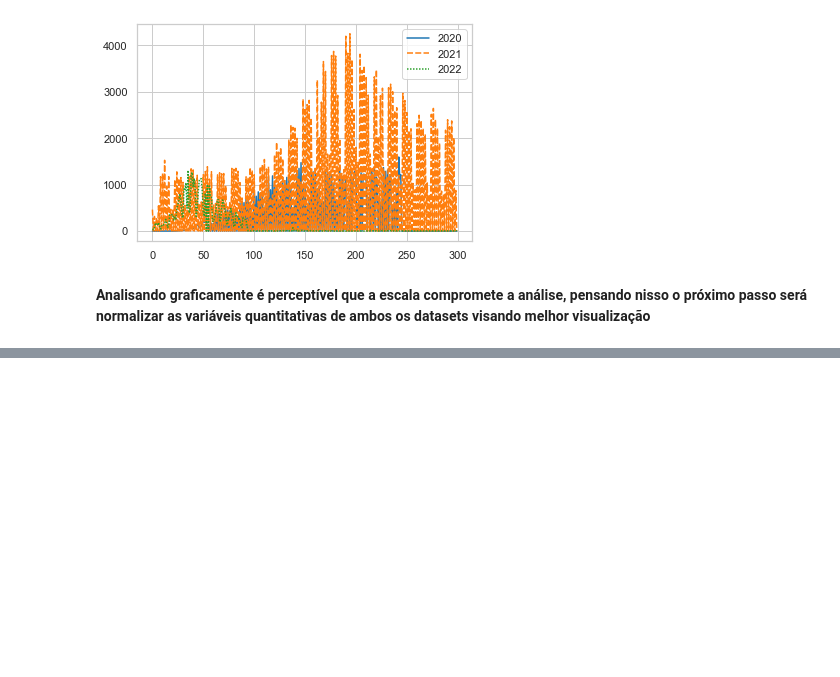
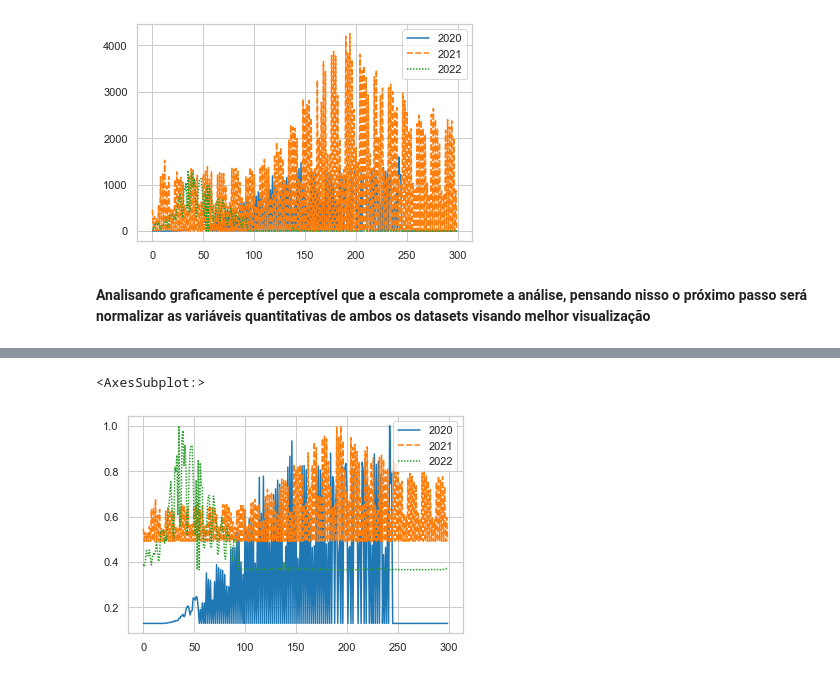
Before and after one commit to Fernando-7/COVID-19, a Jupyter notebook: Análise COVID-19.ipynb, the cells around one changed output, grey strips where cells are left out. Drawn from its saved outputs; the diff is of its cells as text; code cells hidden in the pictures; blank space fills up the shorter version.

Commit message:
Add new visualizations

```diff
--- a/Análise COVID-19.ipynb
+++ b/Análise COVID-19.ipynb
@@ -289,6 +291,10 @@ cvd_2022_1 = cvd_2022_1[(cvd_2022_1['interior/metropolitana'] != np.nan)
                         & (cvd_2022_1['codmun'] != np.nan)
                         & (cvd_2022_1['municipio'] != np.nan)
                         & (cvd_2022_1['estado'] != np.nan)]
+# %%
+# Como removemos dos dois datsets de anos posteriores, o ideal é removermos as mesmas colunas do
+# dataset referente a 2020, pois as análises no caso serão comparativas
+cvd_2020_1.drop(['Recuperadosnovos', 'emAcompanhamentoNovos'], inplace=True ,axis=1)
 # %% [markdown]
 **Abaixo é feita a checagem para saber se existe uma relação direta dos valores NaN da variável 'interior/metropolitana' e da variável 'municipio', contudo ao aalisar o resultado podemos ver que para todos os valores NaN de 'interior/metropolitana' o respectivo valor em 'municipio' também é NaN, impossibilitando em fazer qualquer associação para imputação**
 # %%
@@ -328,3 +334,15 @@ sns.lineplot(data=data, palette="tab10")
 [figure]
 # %% [markdown]
 **Analisando graficamente é perceptível que a escala compromete a análise, pensando nisso o próximo passo será normalizar as variáveis quantitativas de ambos os datasets visando melhor visualização**
+# %%
+# normalização de dados utilizando valores mínimos e máximos de cada variável
+def min_max_norm(database):
+    columns = ['obitosNovos','obitosAcumulado','casosNovos']
+    for column in columns:
+        database[column] = (database[column] - database[column].min()) / (database[column].max() - database[column].min())
+    return database
+# %%
+cvd_2020_1 = min_max_norm(cvd_2020_1)
+cvd_2021_1 = min_max_norm(cvd_2021_1)
+cvd_2022_1 = min_max_norm(cvd_2022_1)
+cvd_2022_1.head()
@@ -330,0 +356,10 @@ sns.lineplot(data=data, palette="tab10")
+# %%
+sns.set_theme(style="whitegrid")
+
+data = pd.DataFrame(data={'2020': cvd_2020_1['obitosNovos'].head(300),
+                          '2021': cvd_2021_1['obitosNovos'].head(300),
+                          '2022': cvd_2022_1['obitosNovos'].head(300)})
+sns.lineplot(data=data, palette="tab10")
+# %% [output]
+<AxesSubplot:>
+[figure, added]
```
Also changed, not shown: parts of 9 cells of this notebook.
